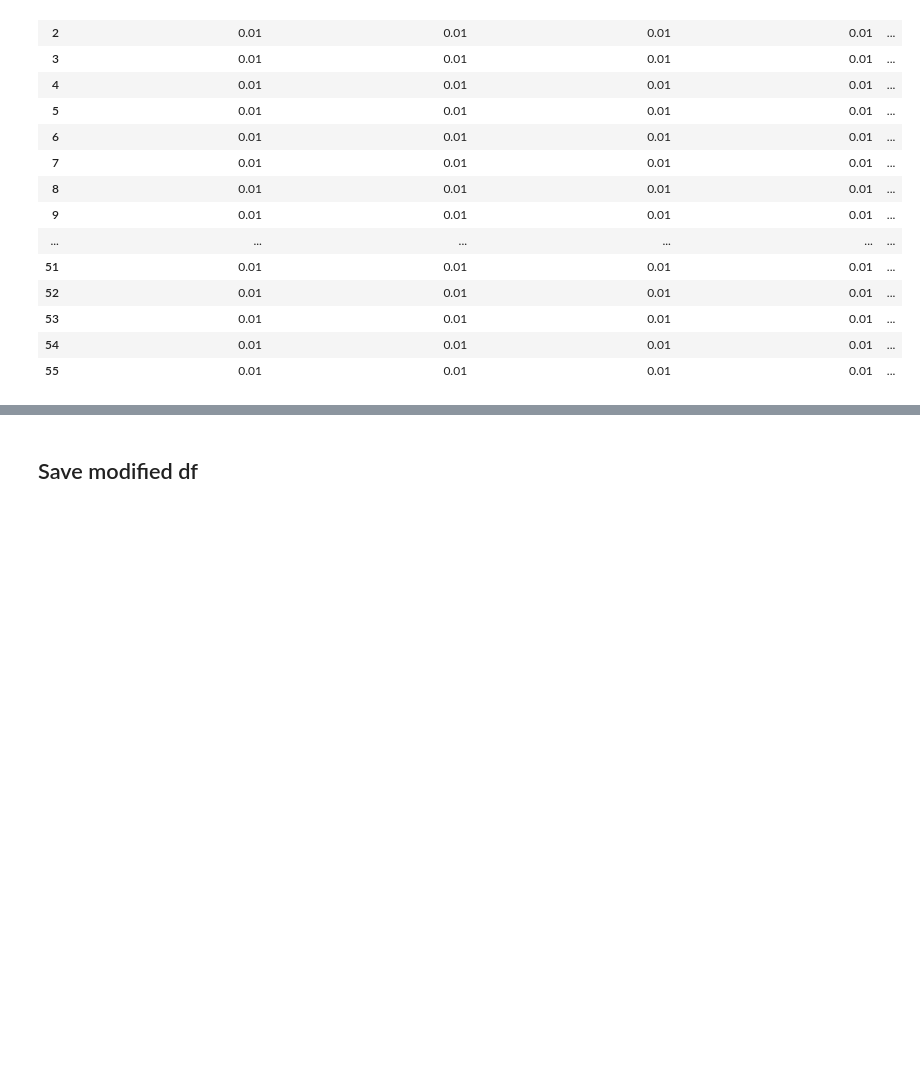
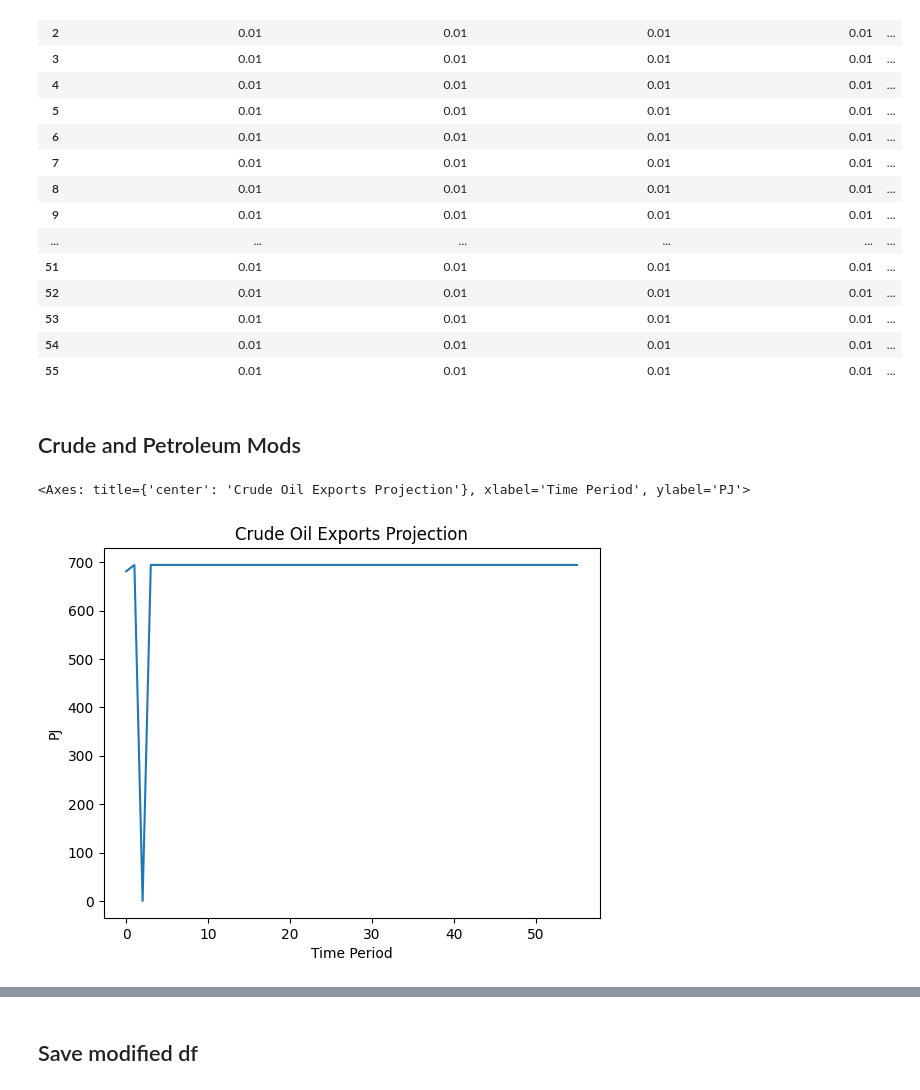
Before and after one commit to sisepuede-framework/ssp_libya, a Jupyter notebook: ssp_modeling/input_data/modify_input_data.ipynb, the cells around one changed output, grey strips where cells are left out. Saved outputs shown, nothing was run; the diff lists cells and outputs as text; code cells hidden in the pictures; blank space fills up the shorter version.

Commit message:
modified input data to fix petroleum related exports and imports

```diff
--- a/ssp_modeling/input_data/modify_input_data.ipynb
+++ b/ssp_modeling/input_data/modify_input_data.ipynb
@@ -59,5 +60,5 @@ df[trde_elasticity_cols]
 # %% [markdown]
 ### IPPU Elasticities
 # %%
-# ippu_elasticity_cols = [col for col in df.columns if "elasticity" in col.lower() and "ippu" in col.lower()]
-# df[ippu_elasticity_cols]
+ippu_elasticity_cols = [col for col in df.columns if "elasticity" in col.lower() and "ippu" in col.lower()]
+df[ippu_elasticity_cols]
@@ -64,4 +83,4 @@ df[trde_elasticity_cols]
 # %%
-# varying_cols = df[ippu_elasticity_cols].columns[df[ippu_elasticity_cols].nunique(dropna=False) > 1]
-# df.iloc[7:, df.columns.get_indexer(varying_cols)] = 0.01
-# df[ippu_elasticity_cols]
+varying_cols = df[ippu_elasticity_cols].columns[df[ippu_elasticity_cols].nunique(dropna=False) > 1]
+df.iloc[4:, df.columns.get_indexer(varying_cols)] = 0.01
+df[ippu_elasticity_cols]
@@ -210,4 +229,4 @@ df[waso_elasticity_cols]
 # %%
-cols_not_full_of_zeros = [col for col in waso_elasticity_cols if not (df[col] == 0).all()]
-df[cols_not_full_of_zeros] = 0.01
-df[waso_elasticity_cols]
+# cols_not_full_of_zeros = [col for col in waso_elasticity_cols if not (df[col] == 0).all()]
+# df[cols_not_full_of_zeros] = 0.01
+# df[waso_elasticity_cols]
@@ -317,3 +318,11 @@ df[agrc_elasticity_cols]
 | 53 | 0.01 | 0.01 | 0.01 | 0.01 | ... |
 | 54 | 0.01 | 0.01 | 0.01 | 0.01 | ... |
 | 55 | 0.01 | 0.01 | 0.01 | 0.01 | ... |
+# %% [markdown]
+## Crude and Petroleum Mods
+# %%
+exports_var = "exports_enfu_pj_fuel_crude"
+df[exports_var].plot(kind="line", title="Crude Oil Exports Projection", ylabel="PJ", xlabel="Time Period")
+# %% [output]
+<Axes: title={'center': 'Crude Oil Exports Projection'}, xlabel='Time Period', ylabel='PJ'>
+[figure, added]
```
Also changed, not shown: parts of 22 cells of this notebook, 6 other files.
